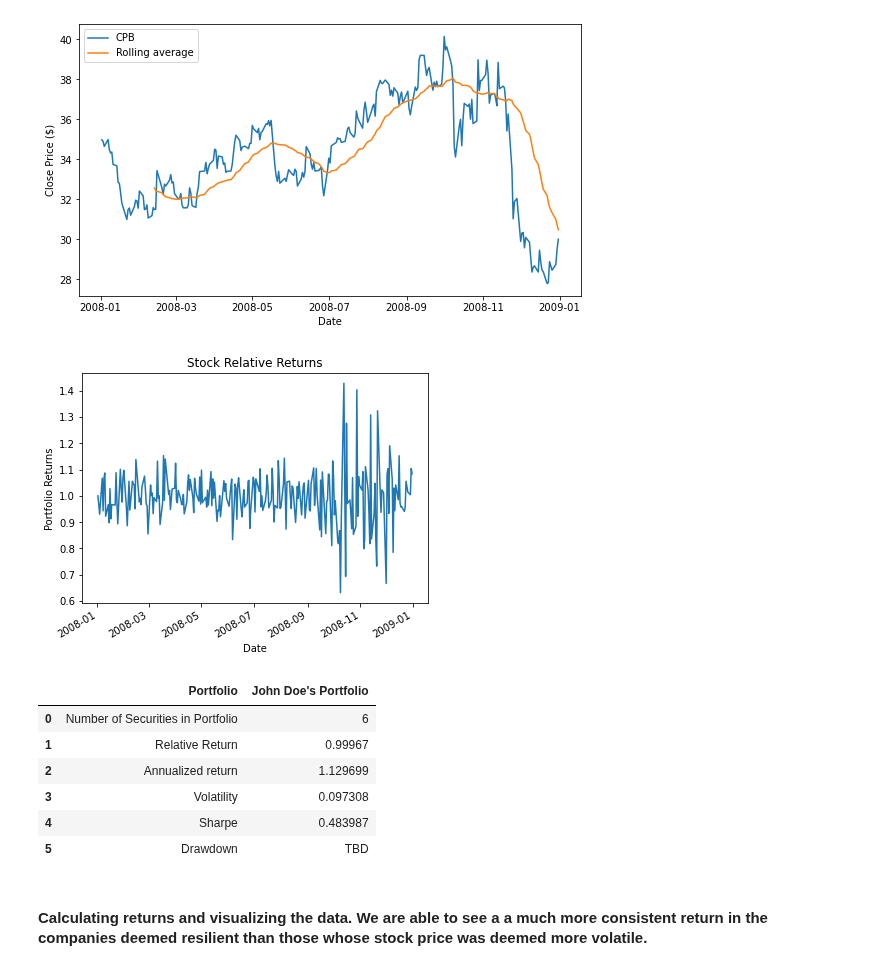
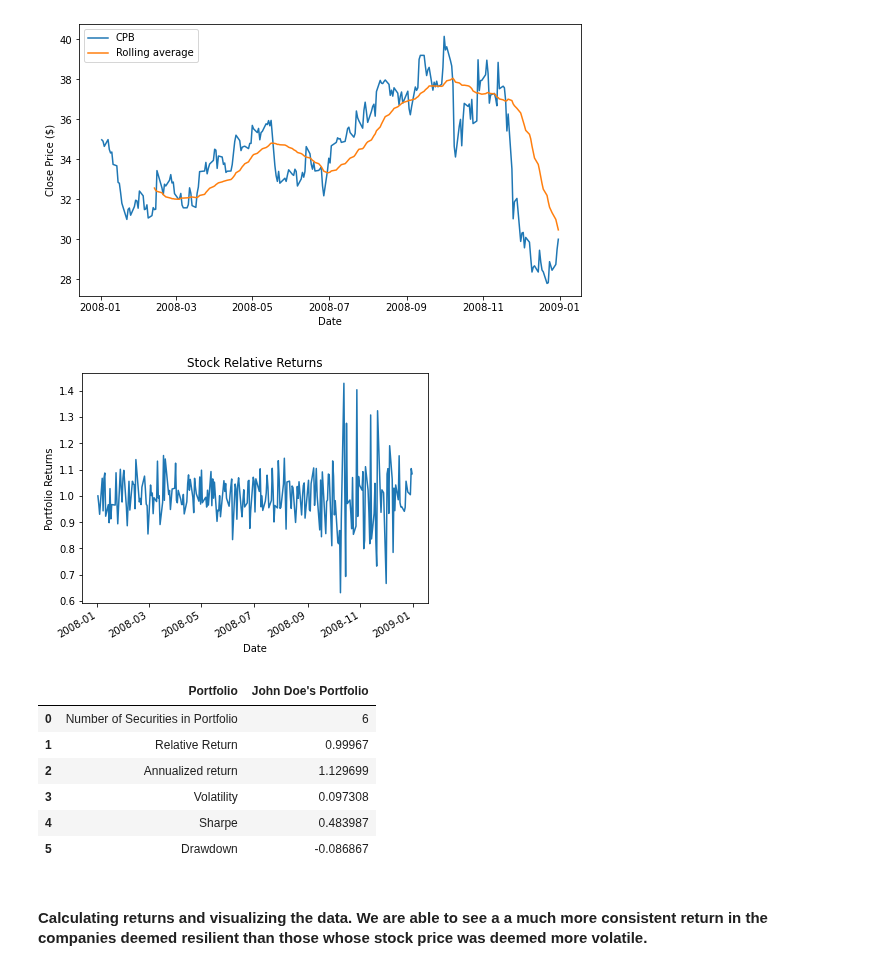
Before and after one commit to BeyeA/Stock-Market-Data-Science, a Jupyter notebook: Recession Proof Stocks.ipynb, the cells around one changed output. Cells and saved outputs as stored; diff of their text form; code cells hidden in the pictures.

```diff
--- a/Recession Proof Stocks.ipynb
+++ b/Recession Proof Stocks.ipynb
@@ -81,7 +81,7 @@ def return_plot(dataframe, type_plot):
         #ax1.legend()
         plt.show();
 # %%
-def portfolio_ret(dataframe, start_date = sd, end_date = ed ):
+def portfolio_ret(dataframe, dataframe1, start_date = sd, end_date = ed ):
     #Plotting Portfolio Returns
     start_price = [1]
     weighted_df = dataframe
@@ -104,8 +104,6 @@ def portfolio_ret(dataframe, start_date = sd, end_date = ed ):
     ret = ','.join([str(i) for i in value])
 
     #Annualized Returns
-    start_date = '2008-01-01'
-    end_date = '2008-12-31'
     d1 = sd
     d2 = ed
     start_date = datetime.strptime(d1, "%Y-%m-%d")
@@ -129,16 +127,20 @@ def portfolio_ret(dataframe, start_date = sd, end_date = ed ):
     sharpe = data_pack['Adj Close'].mean() / data_pack['Adj Close'].std()
 
     #Drawdown
-    '''
-    rolling_max = df.cummax()
-    daily_drawdown = df / rolling_max - 1.0
-    max_draw = daily_drawdown.cummin()
-    '''
+    adjclose = pd.DataFrame(data_pack['Adj Close'])
+    adjclose = adjclose.unstack()
+    rolling_max = adjclose.cummax()
+    df = (adjclose - rolling_max) / rolling_max
+    df = df.stack(level=-1)
+    df = df.mean(axis=0)
+    drawdowns = round(df, 6)
+    value = drawdowns.values
+    drawdown = ','.join([str(i) for i in value])
 
     #Dataframe
     data = [['Number of Securities in Portfolio', 6], ['Relative Return', ret],
             ['Annualized return', ann_ret], ['Volatility', standard_dev], ['Sharpe', sharpe],
-            ['Drawdown', 'TBD']]
+            ['Drawdown', drawdown]]
     output = pd.DataFrame(data, columns=['Portfolio', "John Doe's Portfolio"])
 
     return output
@@ -165,16 +169,16 @@ data_plot = stockreturns(data_pack, 'relative')
 [figure]
 [figure]
 # %%
-portfolio_ret(data_plot, start_date = sd, end_date = ed)
+portfolio_ret(data_plot, data_pack, start_date = sd, end_date = ed)
 # %% [output]
 [figure]
 |  | Portfolio | John Doe's Portfolio |
 | 0 | Number of Securities in Portfolio | 6 |
 | 1 | Relative Return | 0.99967 |
 | 2 | Annualized return | 1.129699 |
 | 3 | Volatility | 0.097308 |
 | 4 | Sharpe | 0.483987 |
-| 5 | Drawdown | TBD |
+| 5 | Drawdown | -0.086867 |
 # %% [markdown]
 #### Calculating returns and visualizing the data. We are able to see a a much more consistent return in the companies deemed resilient than those whose stock price was deemed more volatile.
 # %%
```
Also changed, not shown: parts of 3 cells of this notebook.
